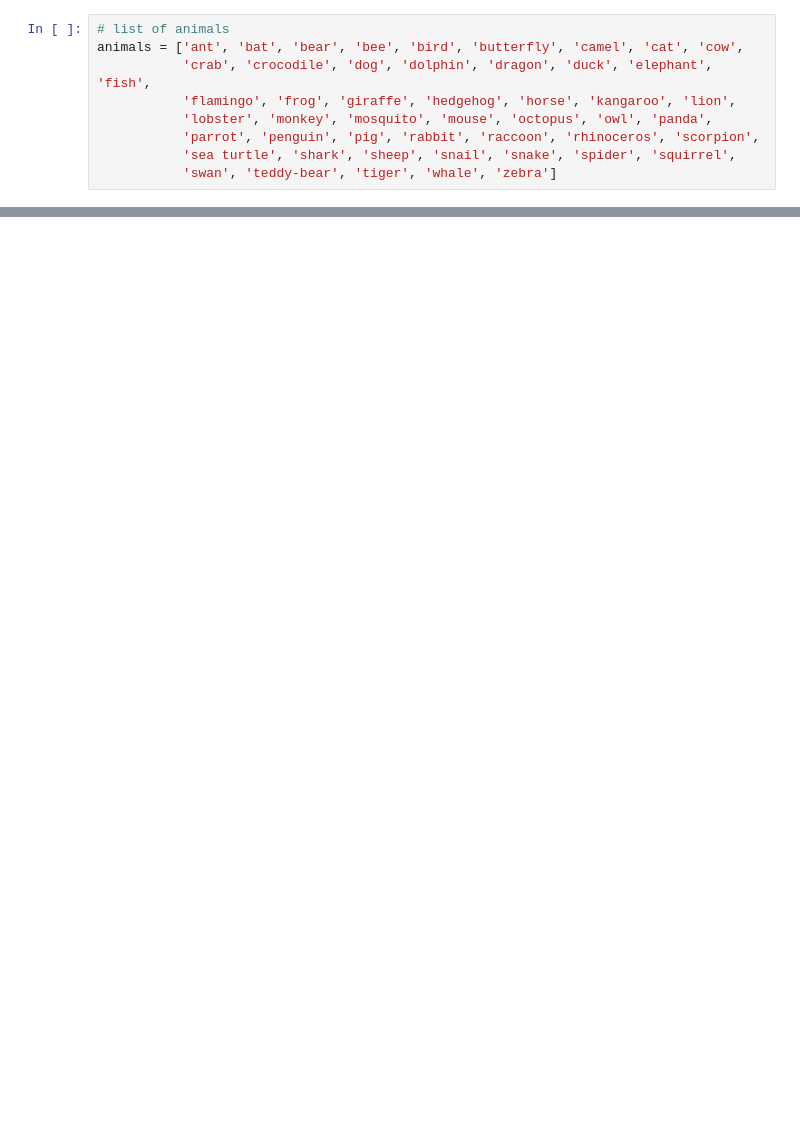
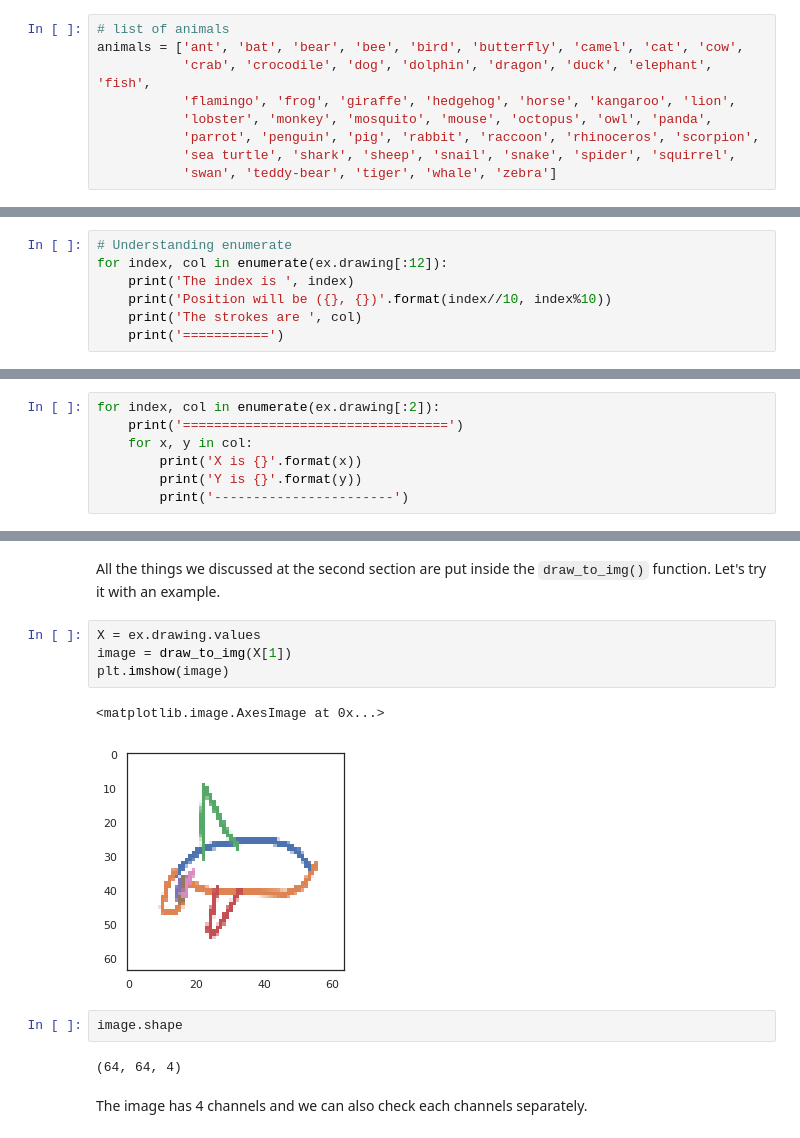
Before and after one commit to jjone36/Colab, a Jupyter notebook: 96_cnn_Doodle.ipynb, the cells around one changed output, grey strips where cells are left out. Saved outputs shown, nothing was run; the diff lists cells and outputs as text; blank space fills up the shorter version.

```diff
--- a/96_cnn_Doodle.ipynb
+++ b/96_cnn_Doodle.ipynb
@@ -184,0 +129,7 @@ plt.imshow(image)
+# %%
+# Understanding enumerate
+for index, col in enumerate(ex.drawing[:12]):
+    print('The index is ', index)
+    print('Position will be ({}, {})'.format(index//10, index%10))
+    print('The strokes are ', col)
+    print('===========')
@@ -184,0 +156,7 @@ plt.imshow(image)
+# %%
+for index, col in enumerate(ex.drawing[:2]):
+    print('==================================')
+    for x, y in col:
+        print('X is {}'.format(x))
+        print('Y is {}'.format(y))
+        print('-----------------------')
@@ -185,3 +223,18 @@ plt.imshow(image)
+# %% [markdown]
+All the things we discussed at the second section are put inside the `draw_to_img()` function.  Let's try it with an example.
+# %%
+X = ex.drawing.values
+image = draw_to_img(X[1])
+plt.imshow(image)
+# %% [output]
+<matplotlib.image.AxesImage at 0x...>
+[figure, added]
+# %%
+image.shape
+# %% [output]
+(64, 64, 4)
+# %% [markdown]
+The image has 4 channels and we can also check each channels separately.
 # %%
 # Channel selection
 fig, axs = plt.subplots(nrows = 1, ncols = 4, figsize = (10, 10))
```
Also changed, not shown: parts of 105 cells of this notebook.
